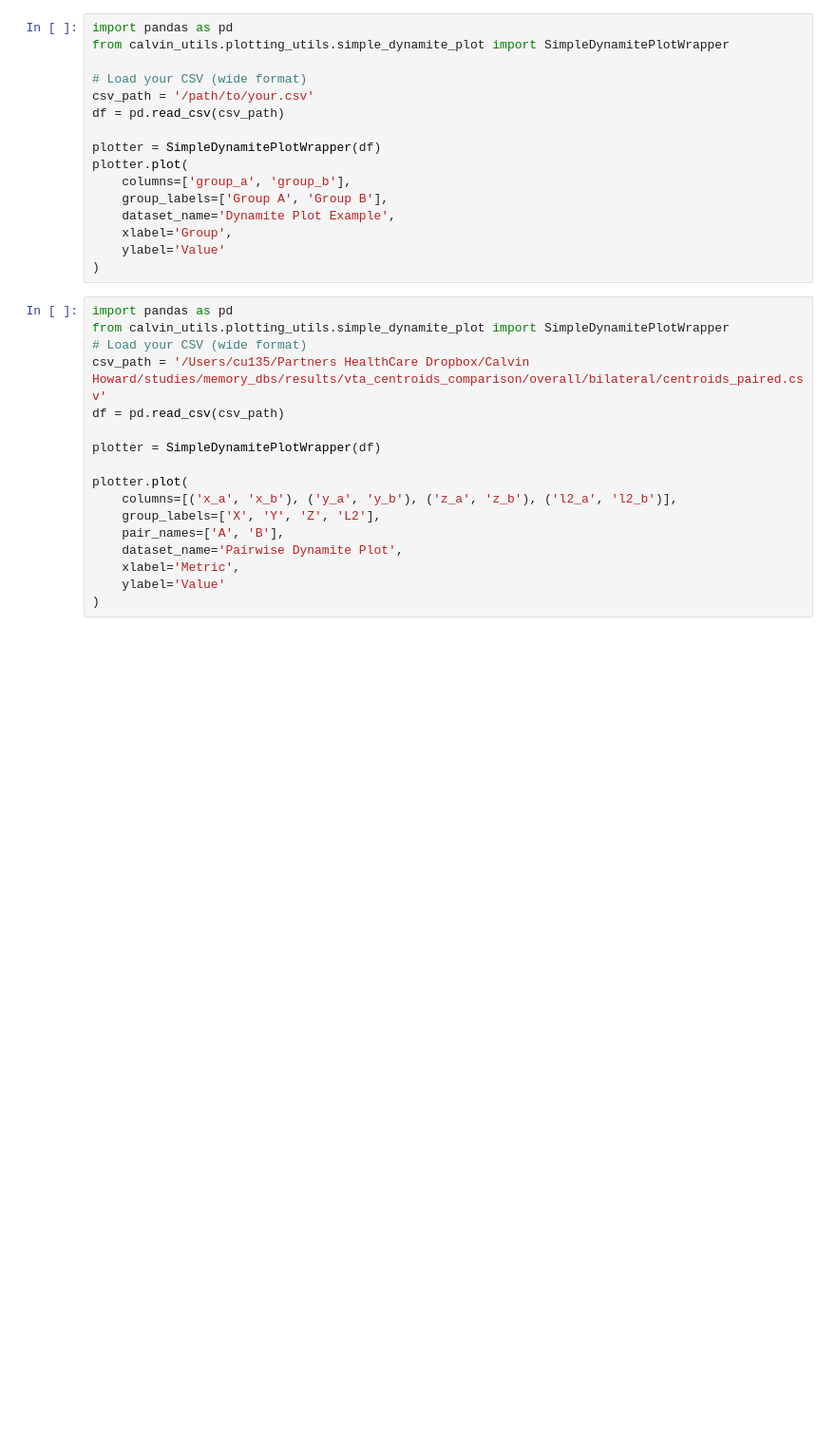
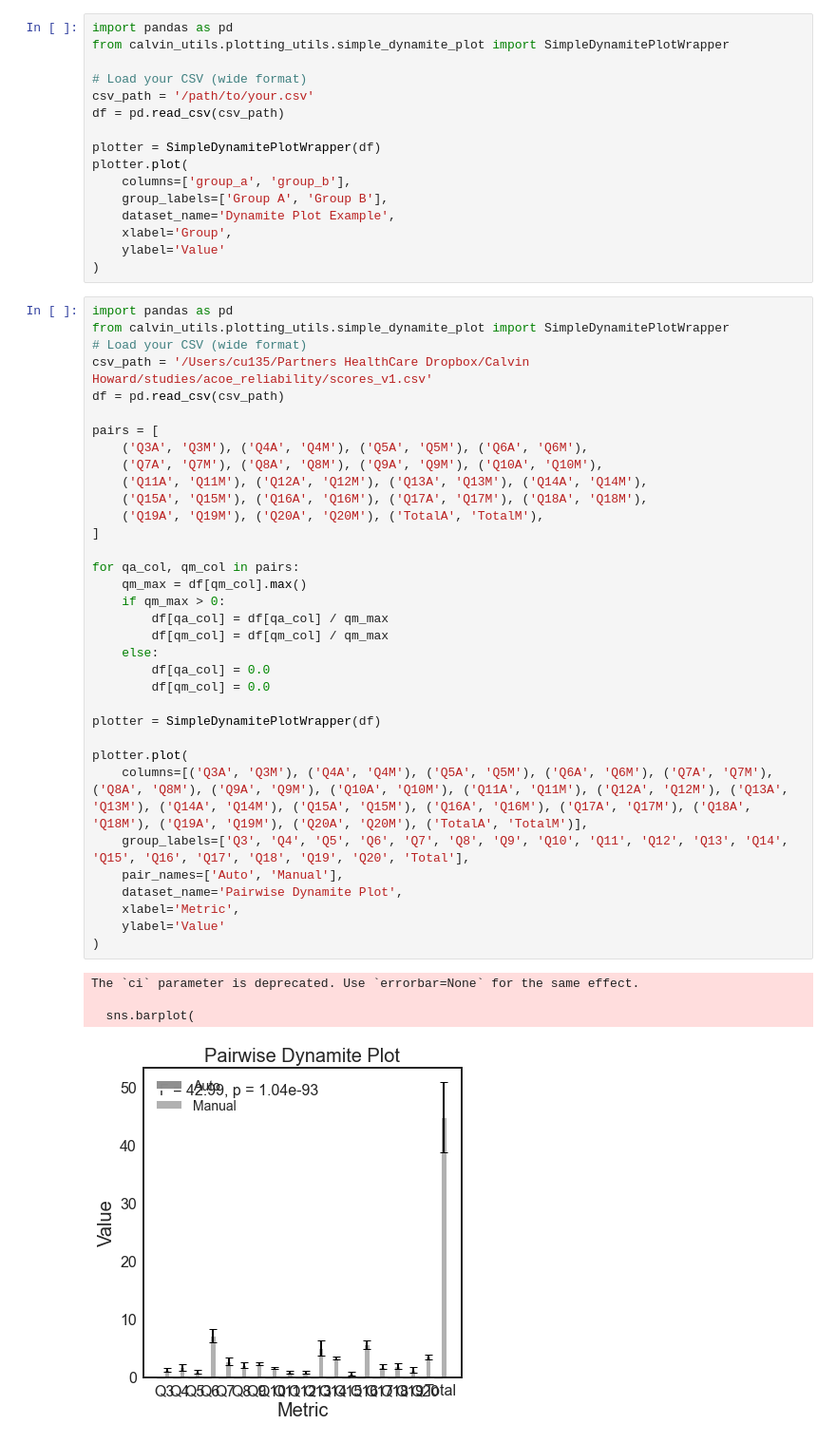
Before and after one commit to Calvinwhow/CircuitPyPer, a Jupyter notebook: notebooks/plotting_notebooks/01_dynamite_plot.ipynb, the cells around one changed output. Shown at 95% size. Saved outputs shown, nothing was run; the diff lists cells and outputs as text; blank space fills up the shorter version.

```diff
--- a/notebooks/plotting_notebooks/01_dynamite_plot.ipynb
+++ b/notebooks/plotting_notebooks/01_dynamite_plot.ipynb
@@ -21,17 +21,39 @@ plotter.plot(
 # %%
 import pandas as pd
 from calvin_utils.plotting_utils.simple_dynamite_plot import SimpleDynamitePlotWrapper
 # Load your CSV (wide format)
-csv_path = '/Users/cu135/Partners HealthCare Dropbox/Calvin Howard/studies/memory_dbs/results/vta_centroids_comparison/overall/bilateral/centroids_paired.csv'
+csv_path = '/Users/cu135/Partners HealthCare Dropbox/Calvin Howard/studies/acoe_reliability/scores_v1.csv'
 df = pd.read_csv(csv_path)
+
+pairs = [
+    ('Q3A', 'Q3M'), ('Q4A', 'Q4M'), ('Q5A', 'Q5M'), ('Q6A', 'Q6M'),
+    ('Q7A', 'Q7M'), ('Q8A', 'Q8M'), ('Q9A', 'Q9M'), ('Q10A', 'Q10M'),
+    ('Q11A', 'Q11M'), ('Q12A', 'Q12M'), ('Q13A', 'Q13M'), ('Q14A', 'Q14M'),
+    ('Q15A', 'Q15M'), ('Q16A', 'Q16M'), ('Q17A', 'Q17M'), ('Q18A', 'Q18M'),
+    ('Q19A', 'Q19M'), ('Q20A', 'Q20M'), ('TotalA', 'TotalM'),
+]
+
+for qa_col, qm_col in pairs:
+    qm_max = df[qm_col].max()
+    if qm_max > 0:
+        df[qa_col] = df[qa_col] / qm_max
+        df[qm_col] = df[qm_col] / qm_max
+    else:
+        df[qa_col] = 0.0
+        df[qm_col] = 0.0
 
 plotter = SimpleDynamitePlotWrapper(df)
 
 plotter.plot(
-    columns=[('x_a', 'x_b'), ('y_a', 'y_b'), ('z_a', 'z_b'), ('l2_a', 'l2_b')],
-    group_labels=['X', 'Y', 'Z', 'L2'],
-    pair_names=['A', 'B'],
+    columns=[('Q3A', 'Q3M'), ('Q4A', 'Q4M'), ('Q5A', 'Q5M'), ('Q6A', 'Q6M'), ('Q7A', 'Q7M'), ('Q8A', 'Q8M'), ('Q9A', 'Q9M'), ('Q10A', 'Q10M'), ('Q11A', 'Q11M'), ('Q12A', 'Q12M'), ('Q13A', 'Q13M'), ('Q14A', 'Q14M'), ('Q15A', 'Q15M'), ('Q16A', 'Q16M'), ('Q17A', 'Q17M'), ('Q18A', 'Q18M'), ('Q19A', 'Q19M'), ('Q20A', 'Q20M'), ('TotalA', 'TotalM')],
+    group_labels=['Q3', 'Q4', 'Q5', 'Q6', 'Q7', 'Q8', 'Q9', 'Q10', 'Q11', 'Q12', 'Q13', 'Q14', 'Q15', 'Q16', 'Q17', 'Q18', 'Q19', 'Q20', 'Total'],
+    pair_names=['Auto', 'Manual'],
     dataset_name='Pairwise Dynamite Plot',
     xlabel='Metric',
     ylabel='Value'
 )
+# %% [output]
+The `ci` parameter is deprecated. Use `errorbar=None` for the same effect.
+
+  sns.barplot(
+[figure, added]
```
Also changed, not shown: 12 other files.
